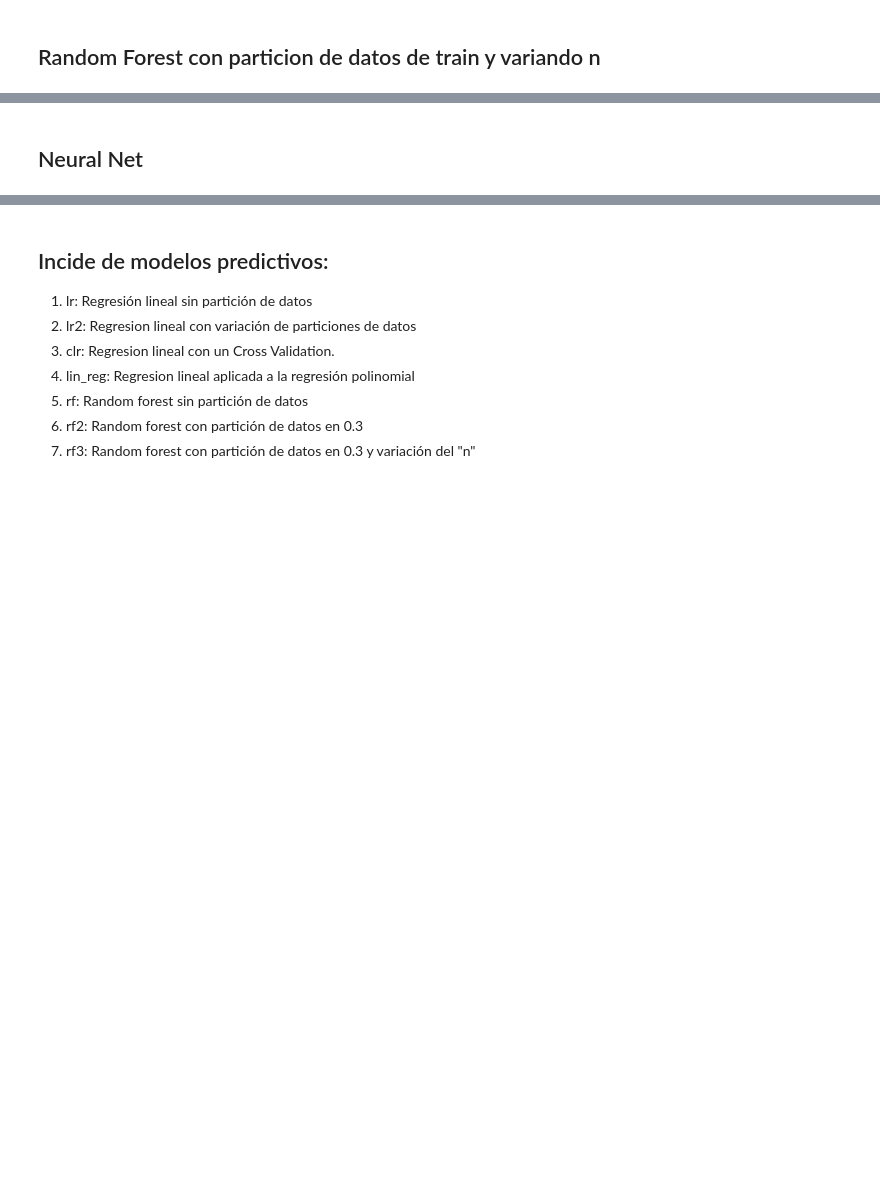
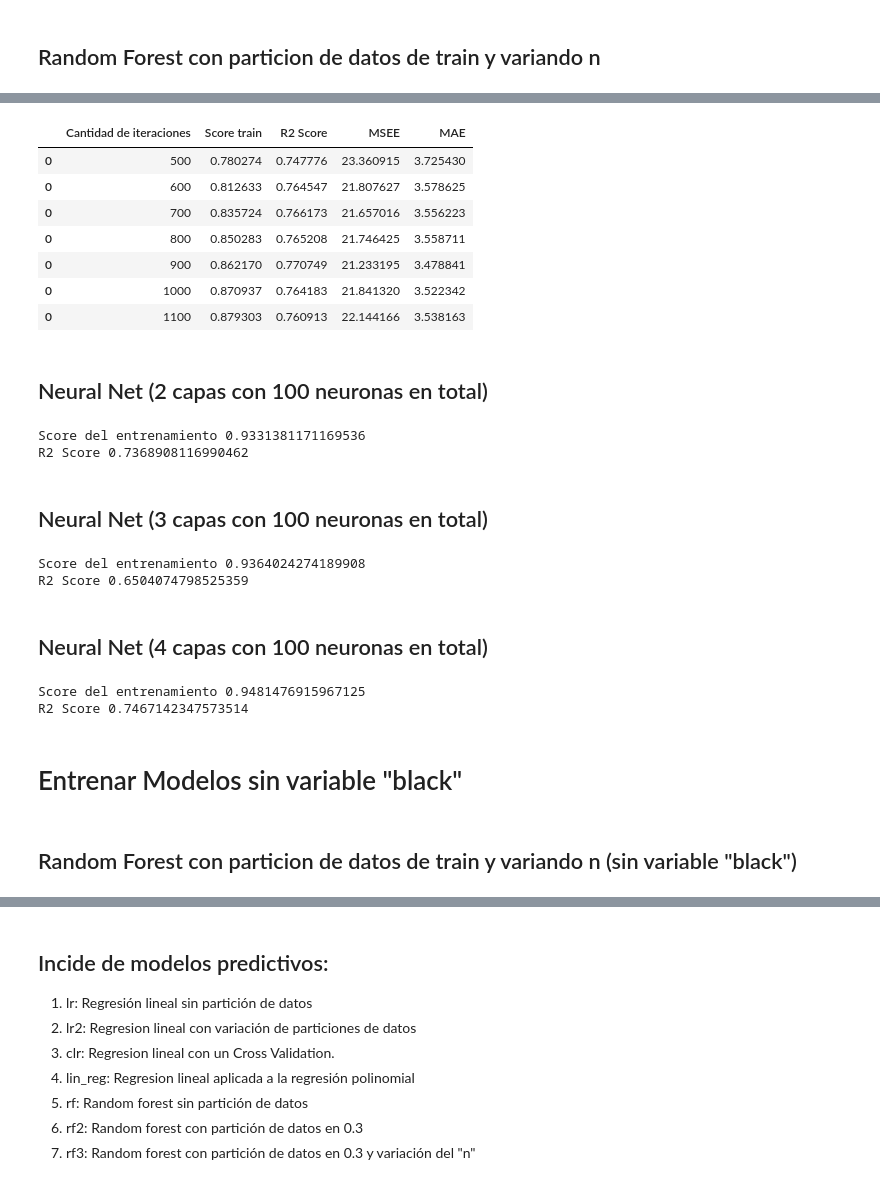
Before and after one commit to Maartin73/Data-Science-Advanced-Analytics, a Jupyter notebook: MartinR_CarranzaJ_Ejercicio_4.4.ipynb, the cells around one changed output, grey strips where cells are left out. Saved outputs shown, nothing was run; the diff lists cells and outputs as text; code cells hidden in the pictures; blank space fills up the shorter version.

```diff
--- a/MartinR_CarranzaJ_Ejercicio_4.4.ipynb
+++ b/MartinR_CarranzaJ_Ejercicio_4.4.ipynb
@@ -845,2 +868,48 @@ KeyboardInterrupt:
+# %%
+net_results
+# %% [output]
+|  | Cantidad de iteraciones | Score train | R2 Score | MSEE | MAE |
+| 0 | 500 | 0.780274 | 0.747776 | 23.360915 | 3.725430 |
+| 0 | 600 | 0.812633 | 0.764547 | 21.807627 | 3.578625 |
+| 0 | 700 | 0.835724 | 0.766173 | 21.657016 | 3.556223 |
+| 0 | 800 | 0.850283 | 0.765208 | 21.746425 | 3.558711 |
+| 0 | 900 | 0.862170 | 0.770749 | 21.233195 | 3.478841 |
+| 0 | 1000 | 0.870937 | 0.764183 | 21.841320 | 3.522342 |
+| 0 | 1100 | 0.879303 | 0.760913 | 22.144166 | 3.538163 |
 # %% [markdown]
-## Neural Net
+## Neural Net (2 capas con 100 neuronas en total)
+# %%
+X_train, X_test, y_train, y_test = train_test_split(features, target, random_state=1)
+net = MLPRegressor(random_state=1, max_iter=900, hidden_layer_sizes=(60,40,)).fit(X_train, y_train)
+y_pred = net.predict(X_test)
+print('Score del entrenamiento',net.score(X_train,y_train))
+print('R2 Score',r2_score(y_pred,y_test))
+# %% [output]
+Score del entrenamiento 0.9331381171169536
+R2 Score 0.7368908116990462
+# %% [markdown]
+## Neural Net (3 capas con 100 neuronas en total)
+# %%
+X_train, X_test, y_train, y_test = train_test_split(features, target, random_state=1)
+net = MLPRegressor(random_state=1, max_iter=900, hidden_layer_sizes=(50,30,20,)).fit(X_train, y_train)
+y_pred = net.predict(X_test)
+print('Score del entrenamiento',net.score(X_train,y_train))
+print('R2 Score',r2_score(y_pred,y_test))
+# %% [output]
+Score del entrenamiento 0.9364024274189908
+R2 Score 0.6504074798525359
+# %% [markdown]
+## Neural Net (4 capas con 100 neuronas en total)
+# %%
+X_train, X_test, y_train, y_test = train_test_split(features, target, random_state=1)
+net = MLPRegressor(random_state=1, max_iter=900, hidden_layer_sizes=(40,30,20,10,)).fit(X_train, y_train)
+y_pred = net.predict(X_test)
+print('Score del entrenamiento',net.score(X_train,y_train))
+print('R2 Score',r2_score(y_pred,y_test))
+# %% [output]
+Score del entrenamiento 0.9481476915967125
+R2 Score 0.7467142347573514
+# %% [markdown]
+# Entrenar Modelos sin variable "black"
+# %% [markdown]
+## Random Forest con particion de datos de train y variando n (sin variable "black")
```
Also changed, not shown: parts of 17 cells of this notebook.
